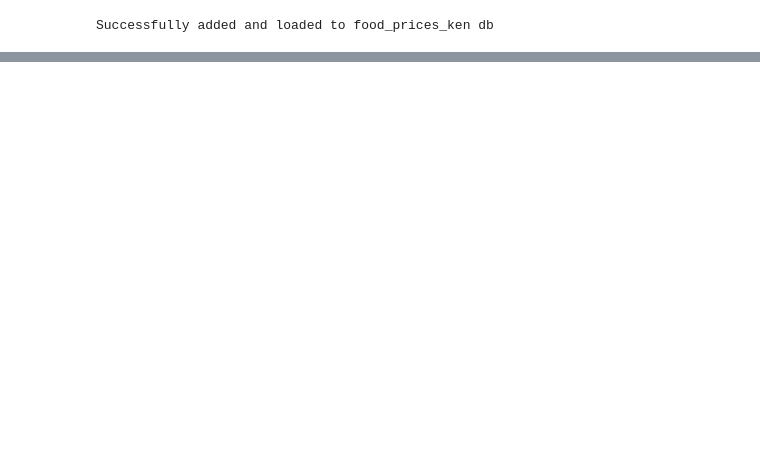
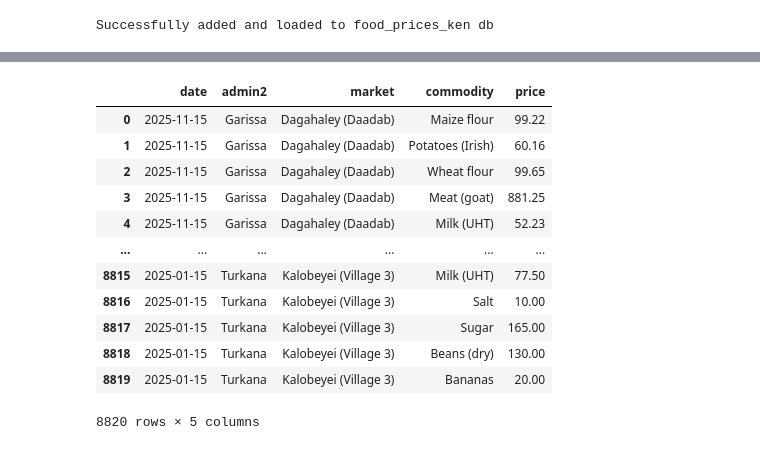
Before and after one commit to jwanzie/kenya-food-prices-etl-pipeline, a Jupyter notebook: Data_Pipeline.ipynb, the cells around one changed output, grey strips where cells are left out. Drawn from its saved outputs; the diff is of its cells as text; code cells hidden in the pictures; blank space fills up the shorter version.

```diff
--- a/Data_Pipeline.ipynb
+++ b/Data_Pipeline.ipynb
@@ -31,0 +171,24 @@ Successfully added and loaded to food_prices_ken db
+# %%
+sql_query = """
+SELECT date, admin2, market, commodity, price
+FROM raw_food_prices
+WHERE date >= '2025-01-01'
+ORDER BY date DESC;
+"""
+# %%
+df_all = pd.read_sql(sql_query, con=engine)
+df_all
+# %% [output]
+|  | date | admin2 | market | commodity | price |
+| 0 | 2025-11-15 | Garissa | Dagahaley (Daadab) | Maize flour | 99.22 |
+| 1 | 2025-11-15 | Garissa | Dagahaley (Daadab) | Potatoes (Irish) | 60.16 |
+| 2 | 2025-11-15 | Garissa | Dagahaley (Daadab) | Wheat flour | 99.65 |
+| 3 | 2025-11-15 | Garissa | Dagahaley (Daadab) | Meat (goat) | 881.25 |
+| 4 | 2025-11-15 | Garissa | Dagahaley (Daadab) | Milk (UHT) | 52.23 |
+| ... | ... | ... | ... | ... | ... |
+| 8815 | 2025-01-15 | Turkana | Kalobeyei (Village 3) | Milk (UHT) | 77.50 |
+| 8816 | 2025-01-15 | Turkana | Kalobeyei (Village 3) | Salt | 10.00 |
+| 8817 | 2025-01-15 | Turkana | Kalobeyei (Village 3) | Sugar | 165.00 |
+| 8818 | 2025-01-15 | Turkana | Kalobeyei (Village 3) | Beans (dry) | 130.00 |
+| 8819 | 2025-01-15 | Turkana | Kalobeyei (Village 3) | Bananas | 20.00 |
+8820 rows × 5 columns
```
Also changed, not shown: parts of 13 cells of this notebook.
